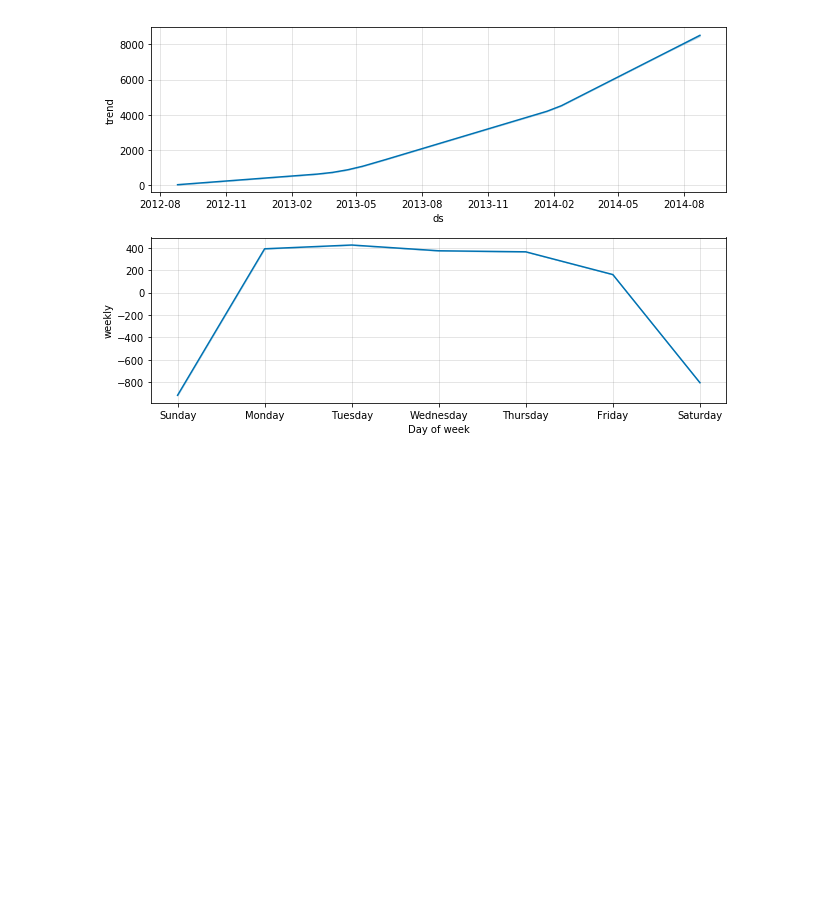
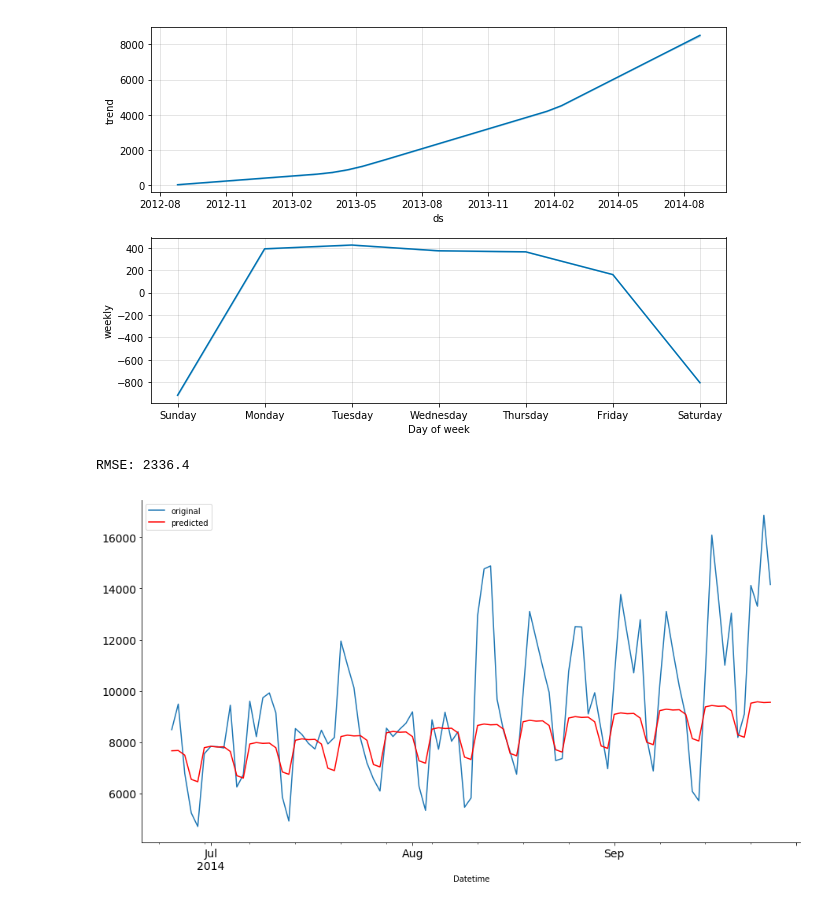
Before and after one commit to ksulima/Time_Series, a Jupyter notebook: notebooks/Time_Series_Analysis.ipynb, the cells around one changed output. Saved outputs shown, nothing was run; the diff lists cells and outputs as text; code cells hidden in the pictures; blank space fills up the shorter version.

```diff
--- a/notebooks/Time_Series_Analysis.ipynb
+++ b/notebooks/Time_Series_Analysis.ipynb
@@ -599,0 +613,22 @@ fig2 = m.plot_components(forecast)
+# %%
+print('RMSE: {}'.format(round(rmse,1)))
+# %% [output]
+RMSE: 2336.4
+# %%
+dValid['Predicted']  = pd.Series(data=forecast['yhat'][-93:].values, index=dValid.index)
+# %%
+fig, ax = plt.subplots(figsize=(15,3))
+
+ax = dValid['Count'].plot(figsize=(15,8),  fontsize=14, label='original')
+ax = dValid['Predicted'] .plot(figsize=(15,8), fontsize=14, c='red', label='predicted')
+
+ax.set_xlabel('Datetime')
+ax.set_ylabel('')
+ax.spines['right'].set_visible(False)
+ax.spines['top'].set_visible(False)
+
+plt.legend(loc='best')
+
+plt.show()
+# %% [output]
+[figure, added]
```
Also changed, not shown: parts of 10 cells of this notebook.
